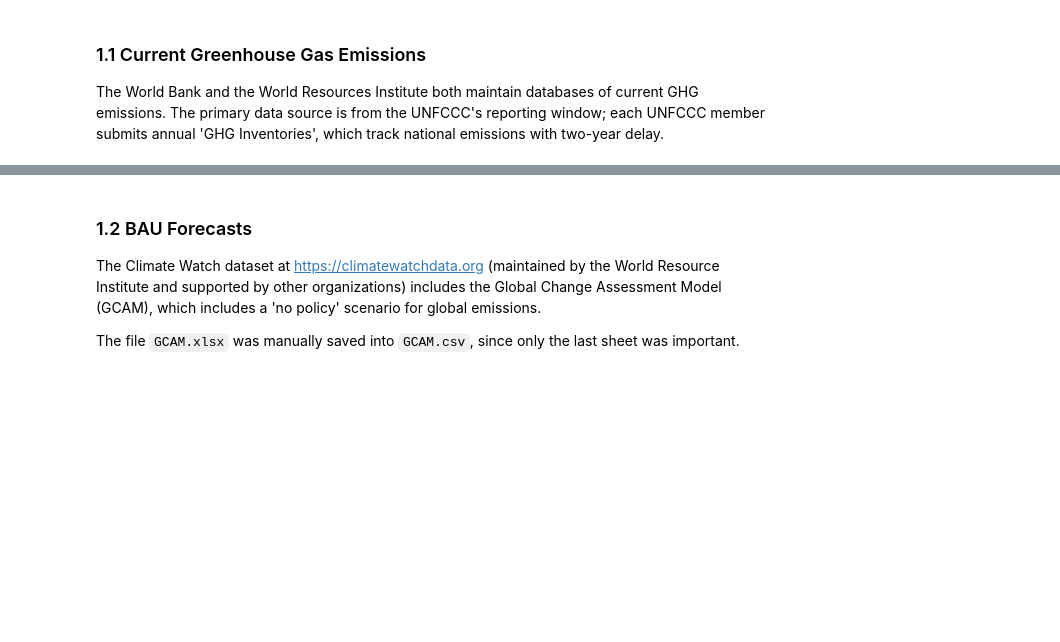
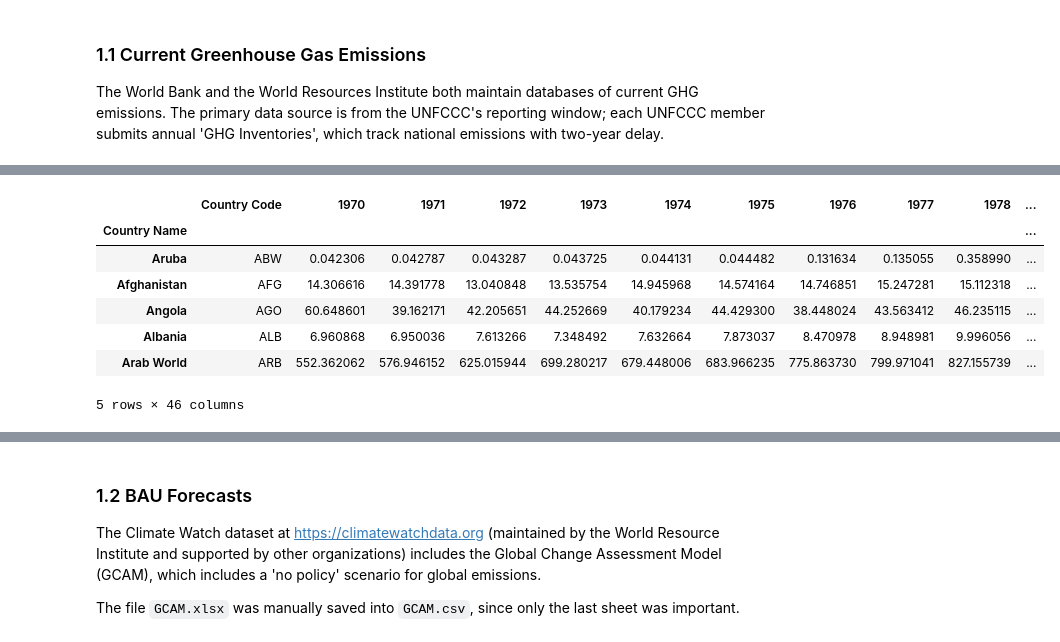
Before and after one commit to jasonrwang/ghg_analytics, a Jupyter notebook: ghg_analytics.ipynb, the cells around one changed output, grey strips where cells are left out. Cells and saved outputs as stored; diff of their text form; code cells hidden in the pictures; blank space fills up the shorter version.

```diff
--- a/ghg_analytics.ipynb
+++ b/ghg_analytics.ipynb
@@ -83,0 +91,10 @@ Name: 2012, dtype: float64
+# %%
+ghgDf_CAITghg1314 = ghgDf_CAITghg[ (ghgDf_CAITghg['Year'] == 2013) | (ghgDf_CAITghg['Year'] == 2014) ]\
+    .loc[:,['Year','Total GHG Emissions Including Land-Use Change and Forestry (MtCO₂e‍)']]
+
+# Pivot the table to be in the same format as the World Bank data, which is in a nicer format
+# (since we are only looking at total emissions).
+ghgDf_CAITghg1314 = ghgDf_CAITghg1314.pivot(columns='Year',
+                  values='Total GHG Emissions Including Land-Use Change and Forestry (MtCO₂e‍)')
+
+ghgDf_CAITghg1314.head()
@@ -83,0 +109,13 @@ Name: 2012, dtype: float64
+# %%
+# Insert combine filtered CAIT data with the World Bank's dataset
+
+ghgDf_WB.join(ghgDf_CAITghg1314).head()
+# %% [output]
+|  | Country Code | 1970 | 1971 | 1972 | 1973 | 1974 | 1975 | 1976 | 1977 | 1978 | ... |
+| Country Name |  |  |  |  |  |  |  |  |  |  | ... |
+| Aruba | ABW | 0.042306 | 0.042787 | 0.043287 | 0.043725 | 0.044131 | 0.044482 | 0.131634 | 0.135055 | 0.358990 | ... |
+| Afghanistan | AFG | 14.306616 | 14.391778 | 13.040848 | 13.535754 | 14.945968 | 14.574164 | 14.746851 | 15.247281 | 15.112318 | ... |
+| Angola | AGO | 60.648601 | 39.162171 | 42.205651 | 44.252669 | 40.179234 | 44.429300 | 38.448024 | 43.563412 | 46.235115 | ... |
+| Albania | ALB | 6.960868 | 6.950036 | 7.613266 | 7.348492 | 7.632664 | 7.873037 | 8.470978 | 8.948981 | 9.996056 | ... |
+| Arab World | ARB | 552.362062 | 576.946152 | 625.015944 | 699.280217 | 679.448006 | 683.966235 | 775.863730 | 799.971041 | 827.155739 | ... |
+5 rows × 46 columns
```
Also changed, not shown: parts of 14 cells of this notebook.
